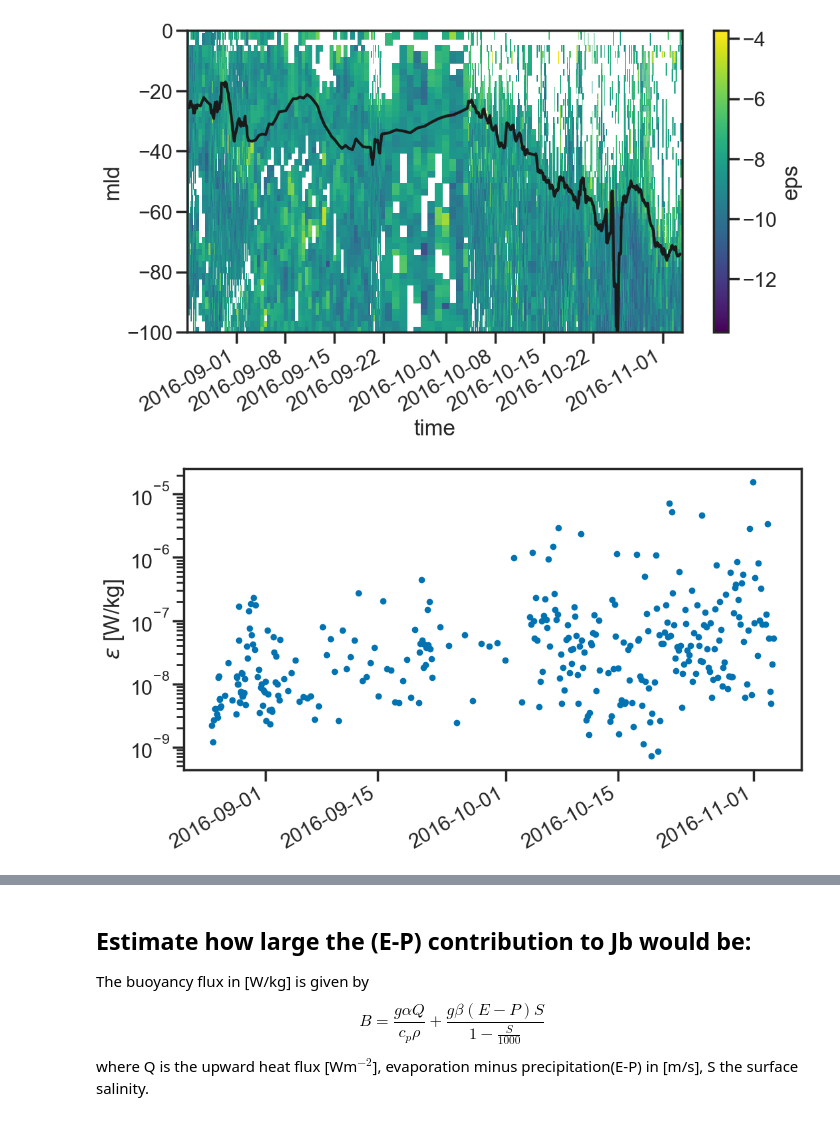
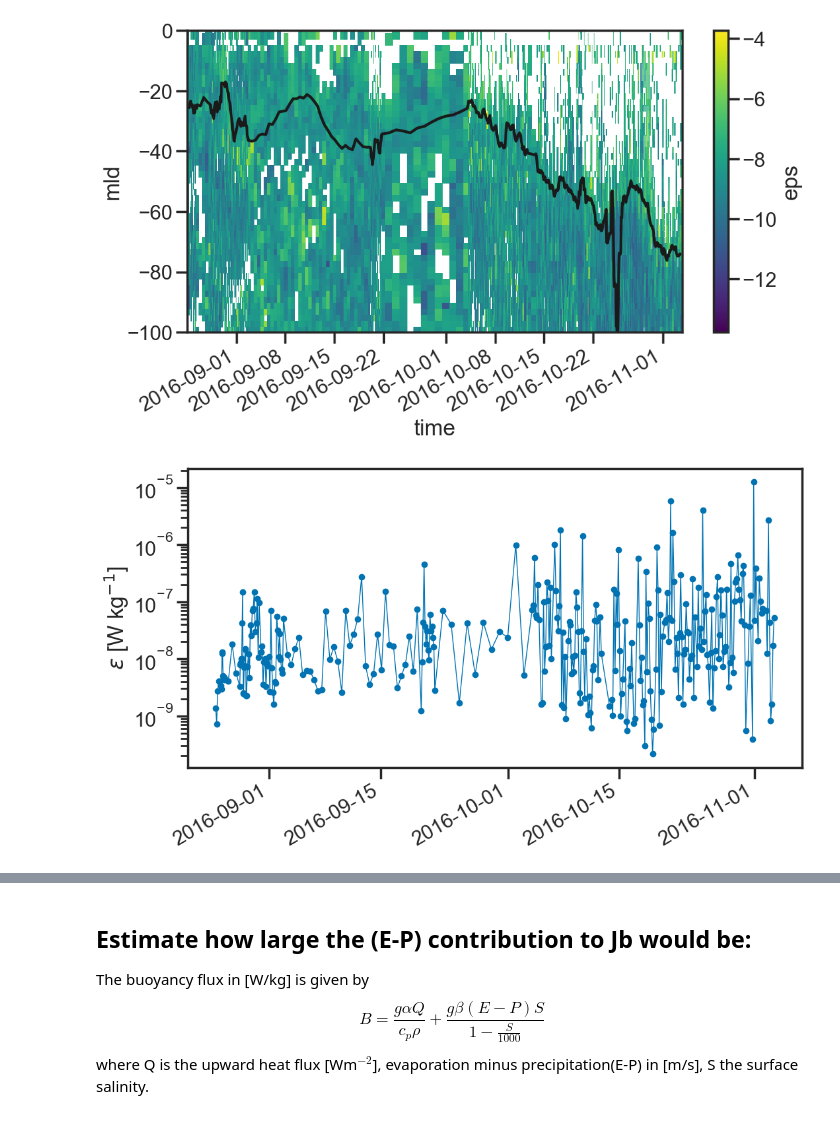
Before and after one commit to sessink/NIW, a Jupyter notebook: notebooks/turbulent_terms.ipynb, the cells around one changed output, grey strips where cells are left out. Saved outputs shown, nothing was run; the diff lists cells and outputs as text; code cells hidden in the pictures.

```diff
--- a/notebooks/turbulent_terms.ipynb
+++ b/notebooks/turbulent_terms.ipynb
@@ -160,6 +160,7 @@ def qc_velocity(data):
     data['v'] = avg_funs(data['v1'], data['v2'])
     data['dudz'] = avg_funs(data['du1dz'], data['du2dz'])
     data['dvdz'] = avg_funs(data['dv1dz'], data['dv2dz'])
+    data['S2'] = np.sqrt(data.dudz**2 + data.dvdz**2)
 
     data = data.drop([
         'W', 'RotP', 'verr1', 'verr2', 'u1', 'u2', 'v1', 'v2', 'du1dz',
@@ -169,7 +170,6 @@ def qc_velocity(data):
 # %%
 raw = qc_velocity(raw)
 # %%
-raw['S2'] = np.sqrt(raw.dudz**2 + raw.dvdz**2)
 raw['mld'] = ('time', raw.z.where( raw.S2 == raw.S2.max(dim='z')).mean(dim='z').rolling(time=10, center=True).mean())
 # %%
 def first_finite(arr, axis):
@@ -193,7 +193,7 @@ def integrate_columns(data,mld):
             array.append(data.isel(time=t).dropna('z').integrate('z')*np.nan)
 
     # find zmin observed depth
-    zmin = raw.z[first_finite(raw.eps,0)]
+    zmin = data[first_finite(data,0)].z
     return xr.concat(array/(mld-zmin), dim='time')
 # %%
 raw['meps'] = ('time', -integrate_columns(raw.eps, raw.mld))
@@ -205,9 +205,9 @@ plt.ylim(-100,0)
 (-100, 0)
 [figure]
 # %%
-raw.meps.plot(lw=0,marker='.')
+raw.meps.dropna('time').plot(lw=1,marker='.')
 plt.yscale('log')
-plt.ylabel(r'$\epsilon$ [W kg$]')
+plt.ylabel(r'$\epsilon$ [W kg$^{-1}$]')
 plt.xlabel(None);
 # %% [output]
-[figure, old version]
+[figure, new version]
```
Also changed, not shown: parts of 30 cells of this notebook.
